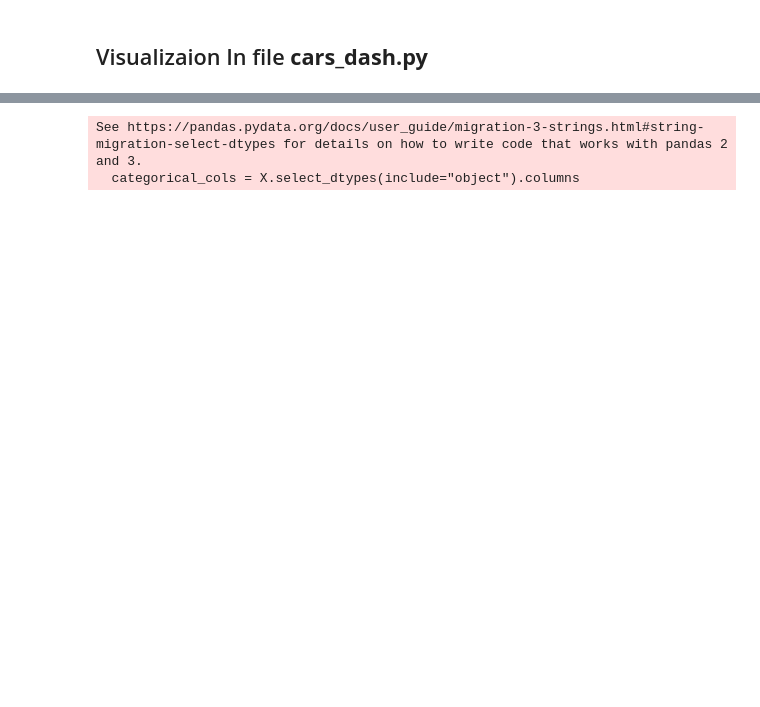
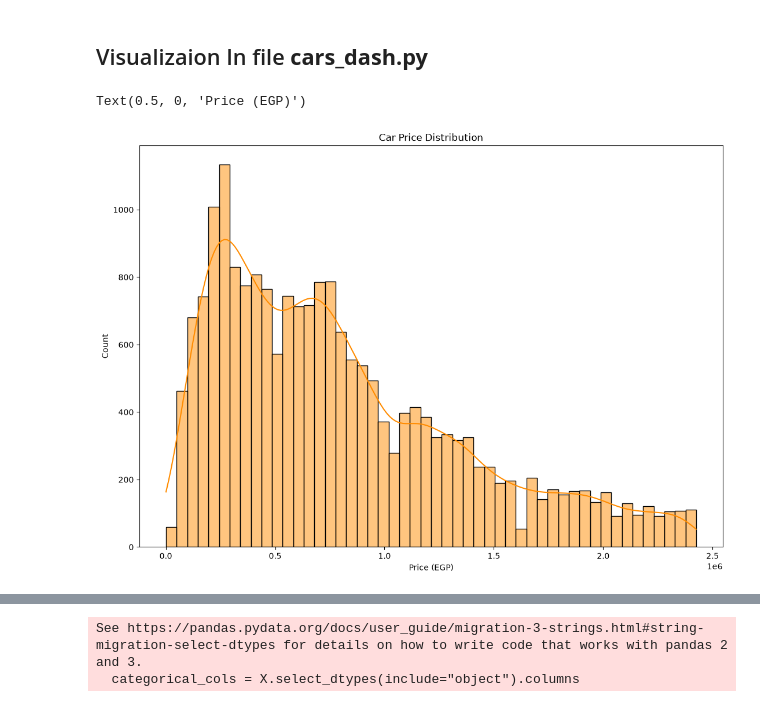
Before and after one commit to hisham5alil/NTI-final-project, a Jupyter notebook: cars.ipynb, the cells around one changed output, grey strips where cells are left out. Drawn from its saved outputs; the diff is of its cells as text; code cells hidden in the pictures; blank space fills up the shorter version.

```diff
--- a/cars.ipynb
+++ b/cars.ipynb
@@ -207,2 +219,10 @@ for b in sorted(df['price_bin'].dropna().unique()):
 # %% [markdown]
 ## Visualizaion In file **cars_dash.py**
+# %%
+fig, axes = plt.subplots(figsize=(13, 9))
+sns.histplot(df['price'], bins=50, kde=True, color='darkorange')
+axes.set_title('Car Price Distribution')
+axes.set_xlabel('Price (EGP)')
+# %% [output]
+Text(0.5, 0, 'Price (EGP)')
+[figure, added]
```
Also changed, not shown: parts of 18 cells of this notebook, 3 other files.
